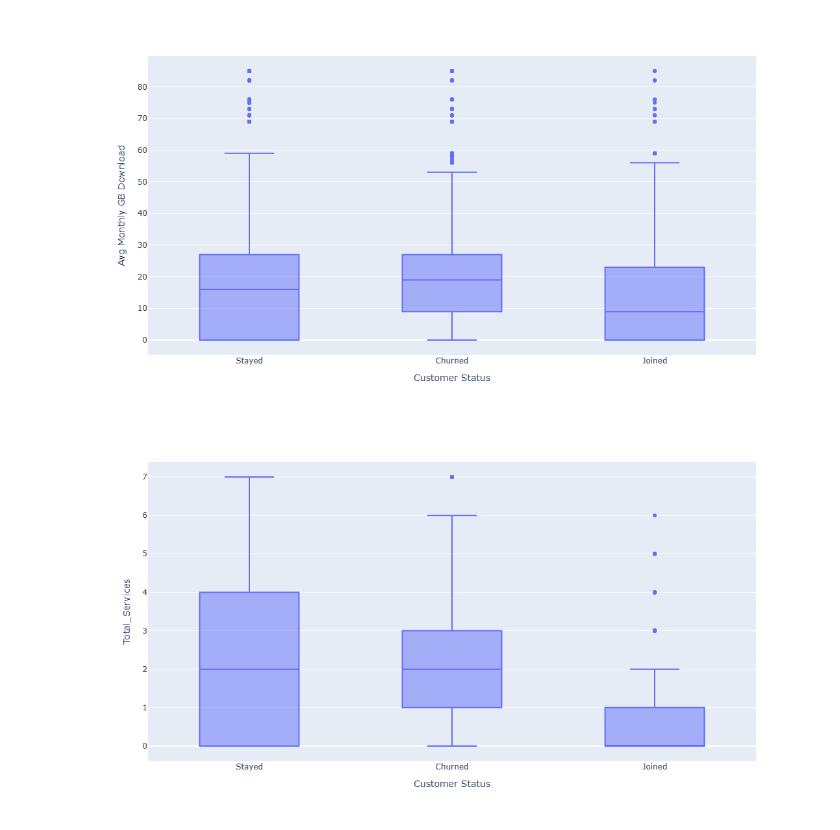
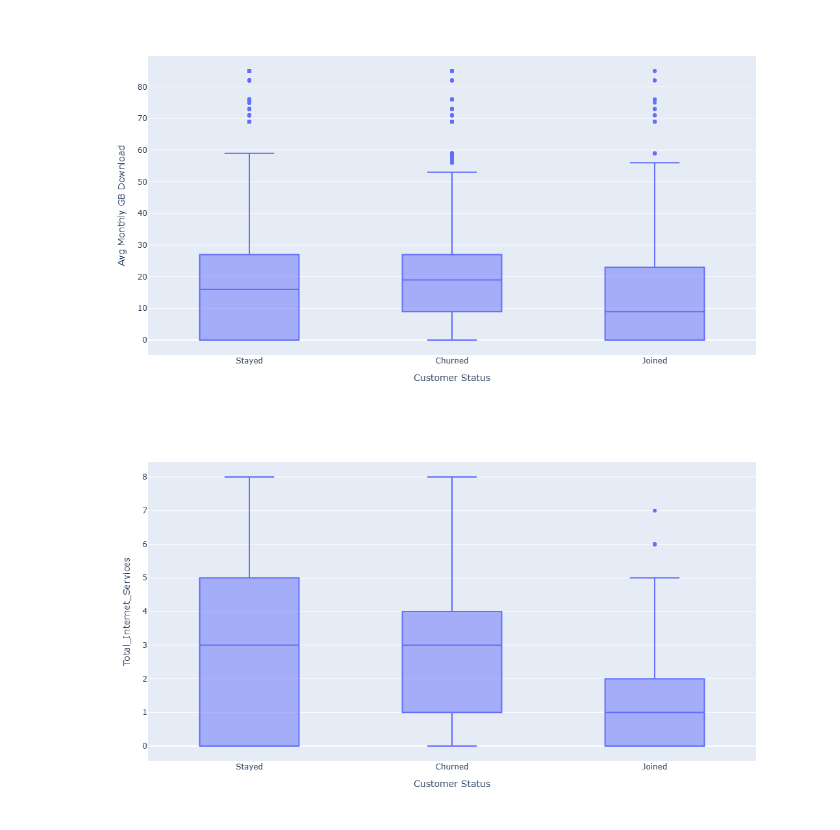
Before and after one commit to kwiver/customer_churn, a Jupyter notebook: notebooks/02_eda.ipynb, the cells around one changed output. Drawn from its saved outputs; the diff is of its cells as text; code cells hidden in the pictures.

```diff
--- a/notebooks/02_eda.ipynb
+++ b/notebooks/02_eda.ipynb
@@ -264,28 +281,16 @@ px.box(
 [figure]
 # %%
 # Count Number of Services
-service_cols = [
-    "Online Security",
-    "Online Backup",
-    "Device Protection Plan",
-    "Premium Tech Support",
-    "Streaming TV",
-    "Streaming Movies",
-    "Streaming Music"
-]
-
-df["Total_Services"] = df[service_cols].apply(lambda x: (x=="Yes").sum(), axis=1)
-
 px.box(
     df,
     x="Customer Status",
-    y="Total_Services",
+    y="Total_Internet_Services",
     width=600,
     height=600
 
 )
 # %% [output]
-[figure, old version]
+[figure, new version]
 # %%
 print("=" * 60)
 print("CORRELATION AND NUMERIC ANALYSIS")
```
Also changed, not shown: parts of 5 cells of this notebook, 5 other files.
